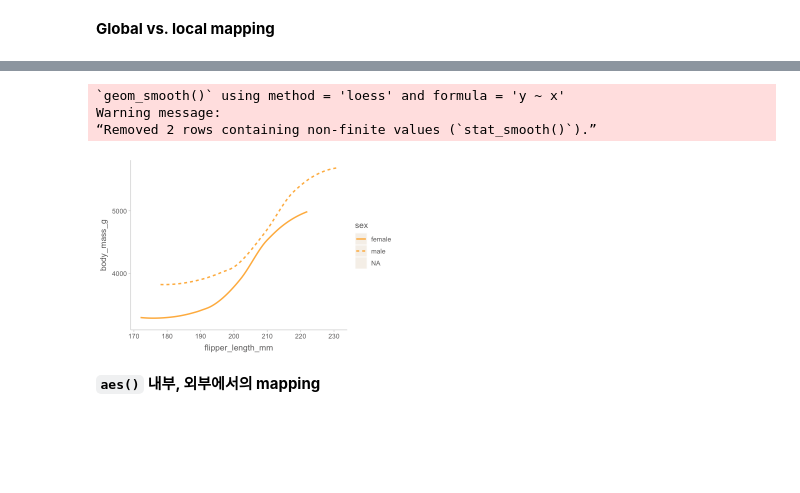
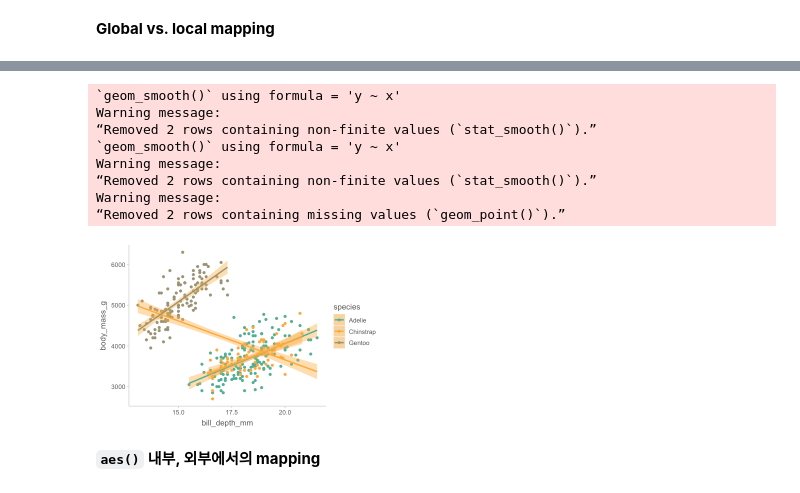
Before and after one commit to skcho13/statisticalmodelling, a Jupyter notebook: contents/visualize.ipynb, the cells around one changed output, grey strips where cells are left out. Cells and saved outputs as stored; diff of their text form; code cells hidden in the pictures; blank space fills up the shorter version.

```diff
--- a/contents/visualize.ipynb
+++ b/contents/visualize.ipynb
@@ -296,14 +303,22 @@ Warning message:
-# %%
-ggplot(
-  data = penguins,
-  mapping = aes(x = flipper_length_mm, y = body_mass_g)
-) +
-  geom_smooth(aes(linetype = sex), se = FALSE)
-# %% [output]
-`geom_smooth()` using method = 'loess' and formula = 'y ~ x'
-Warning message:
-“Removed 2 rows containing non-finite values (`stat_smooth()`).”
-[figure, removed]
+# %%
+#| warning: false
+ggplot(
+    data = penguins,
+    mapping = aes(x = bill_depth_mm, y = body_mass_g)
+) +
+  geom_point(mapping = aes(color = species)) +
+  geom_smooth(method = lm) +  # 맨 위의 mapping에 있는 global mapping을 inherit
+  geom_smooth(mapping = aes(color = species), method = lm) # color mapping 추가
+# %% [output]
+`geom_smooth()` using formula = 'y ~ x'
+Warning message:
+“Removed 2 rows containing non-finite values (`stat_smooth()`).”
+`geom_smooth()` using formula = 'y ~ x'
+Warning message:
+“Removed 2 rows containing non-finite values (`stat_smooth()`).”
+Warning message:
+“Removed 2 rows containing missing values (`geom_point()`).”
+[figure, added]
 # %% [markdown]
 **`aes()` 내부, 외부에서의 mapping**
 # %%
```
Also changed, not shown: parts of 31 cells of this notebook, 59 other files.
